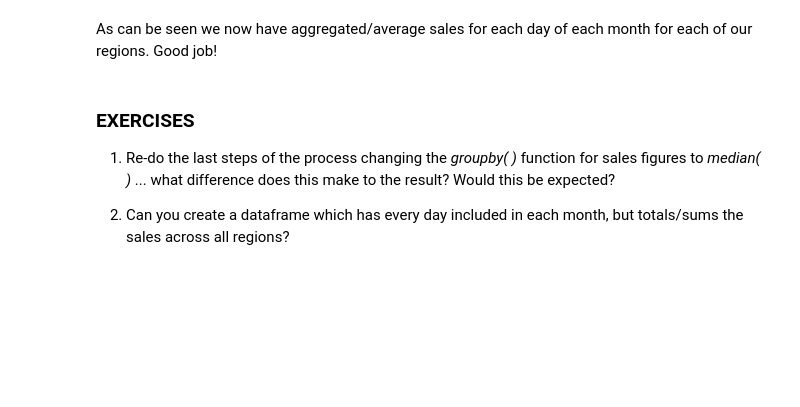
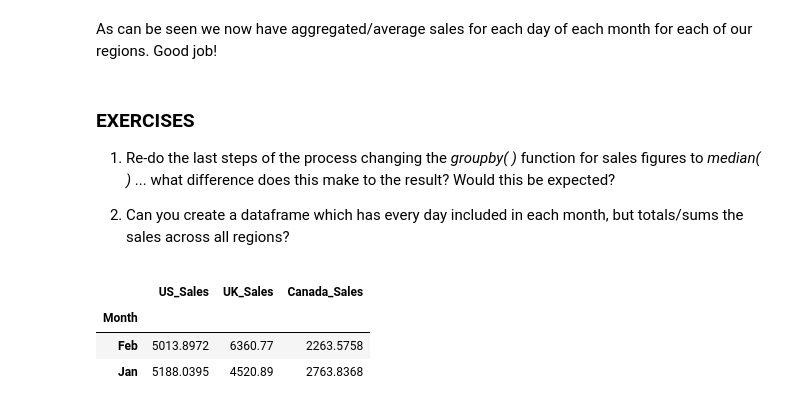
Before and after one commit to MissSylviaSHI/Explorer, a Jupyter notebook: Machine Learning/Moodle code/1_4_Transforms_and_Concatenation.ipynb, the cells around one changed output. Cells and saved outputs as stored; diff of their text form; code cells hidden in the pictures; blank space fills up the shorter version.

```diff
--- a/Machine Learning/Moodle code/1_4_Transforms_and_Concatenation.ipynb
+++ b/Machine Learning/Moodle code/1_4_Transforms_and_Concatenation.ipynb
@@ -208,3 +225,11 @@ As can be seen we now have aggregated/average sales for each day of each month f
 1) Re-do the last steps of the process changing the _groupby( )_ function for sales figures to _median( )_ ... what difference does this make to the result? Would this be expected?
 
 2) Can you create a dataframe which has every day included in each month, but totals/sums the sales across all regions?
+# %%
+sales_group_df2 = sales_df.groupby(['Month']).median(numeric_only=True)
+sales_group_df2
+# %% [output]
+|  | US_Sales | UK_Sales | Canada_Sales |
+| Month |  |  |  |
+| Feb | 5013.8972 | 6360.77 | 2263.5758 |
+| Jan | 5188.0395 | 4520.89 | 2763.8368 |
```
Also changed, not shown: parts of 14 cells of this notebook.
